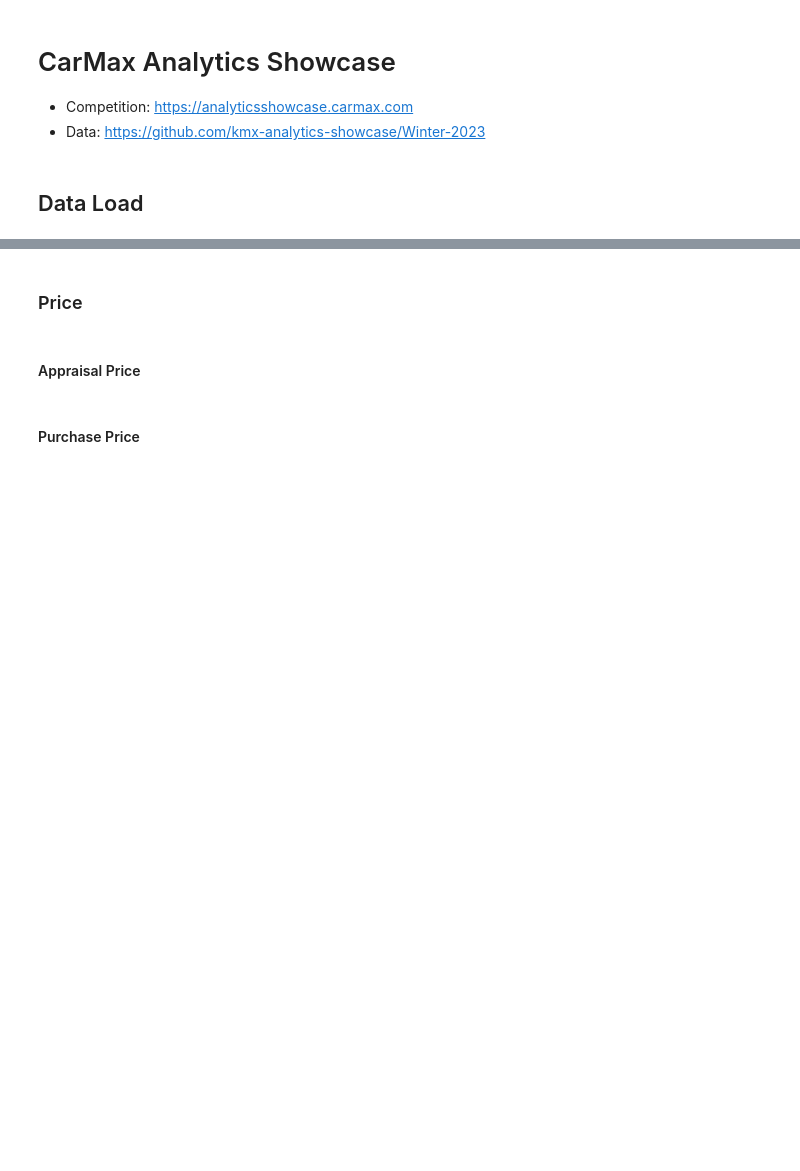
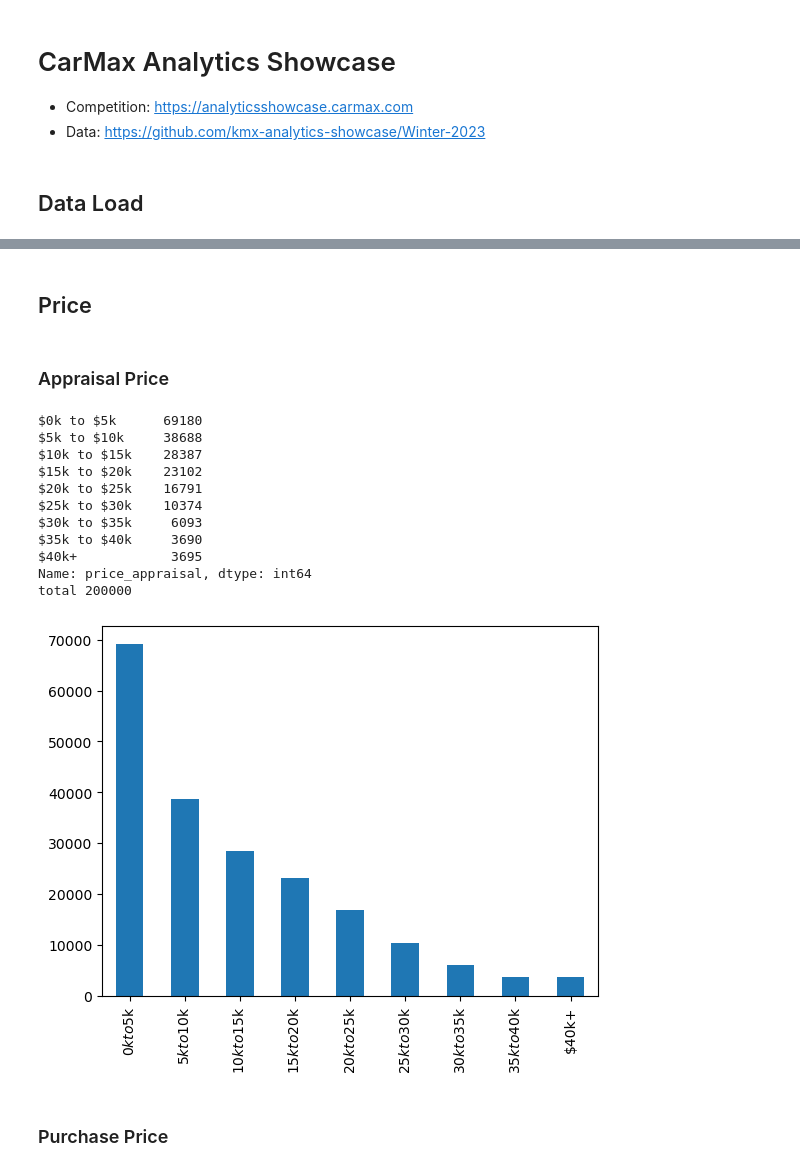
Before and after one commit to sheacon/carmax_showcase, a Jupyter notebook: 1_eda_carmax.ipynb, the cells around one changed output, grey strips where cells are left out. Cells and saved outputs as stored; diff of their text form; code cells hidden in the pictures; blank space fills up the shorter version.

```diff
--- a/1_eda_carmax.ipynb
+++ b/1_eda_carmax.ipynb
@@ -22,6 +11,6 @@ from pySankey.sankey import sankey
 ## Data Load
 # %%
 # load clean data
-file = 'data/data_cleaned.csv'
-df = pd.read_csv(file)
+file = 'data/cleaned_data.pkl'
+df = pd.read_pickle(file)
 df.shape
@@ -39,16 +115,29 @@ df.sample(5).T
 # %% [markdown]
-### Price
+## Price
 # %% [markdown]
-#### Appraisal Price
+### Appraisal Price
 # %%
 # appraisal offer on "old" vehicle distribution
 
-appraisal_offer = df['appraisal_offer'].value_counts().sort_index()
-print(appraisal_offer)
-print('total',appraisal_offer.sum())
-ax = appraisal_offer.plot.bar()
+price_appraisal = df['price_appraisal'].value_counts().sort_index()
+print(price_appraisal)
+print('total',price_appraisal.sum())
+ax = price_appraisal.plot.bar()
+# %% [output]
+$0k to $5k      69180
+$5k to $10k     38688
+$10k to $15k    28387
+$15k to $20k    23102
+$20k to $25k    16791
+$25k to $30k    10374
+$30k to $35k     6093
+$35k to $40k     3690
+$40k+            3695
+Name: price_appraisal, dtype: int64
+total 200000
+[figure, added]
 # %% [markdown]
-#### Purchase Price
+### Purchase Price
 # %%
 # purchase price of "new" vehicle distribution
 
```
Also changed, not shown: parts of 18 cells of this notebook.
